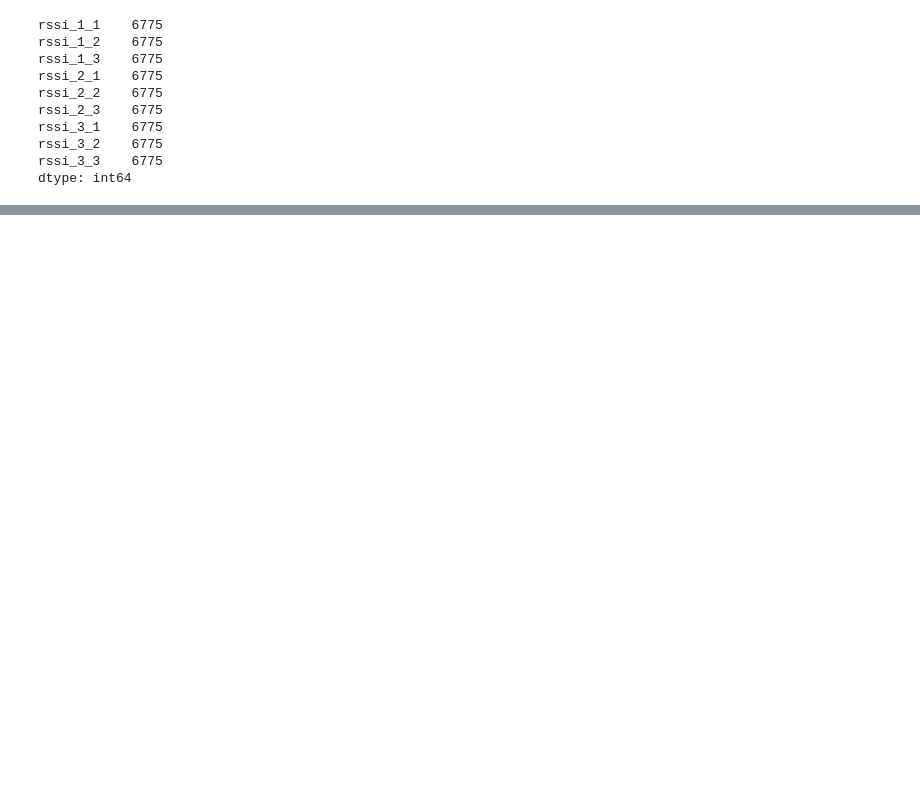
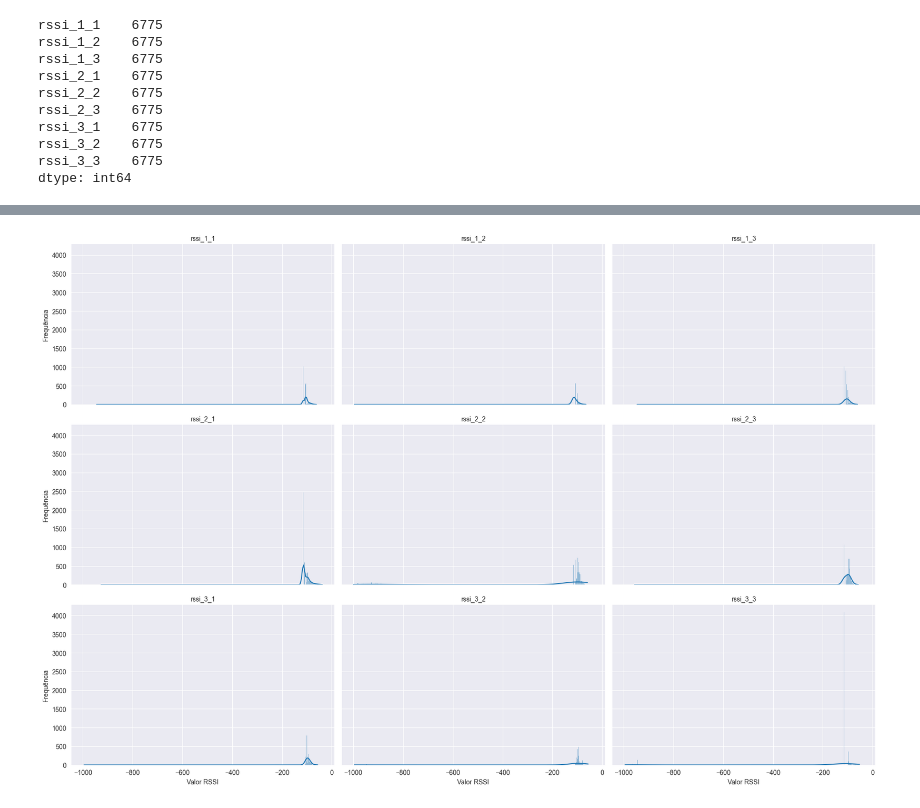
Before and after one commit to hlaff147/ES-290-Comunicacoes-Moveis, a Jupyter notebook: visualization/meds_train_alunos_visu.ipynb, the cells around one changed output, grey strips where cells are left out. Drawn from its saved outputs; the diff is of its cells as text; code cells hidden in the pictures; blank space fills up the shorter version.

```diff
--- a/visualization/meds_train_alunos_visu.ipynb
+++ b/visualization/meds_train_alunos_visu.ipynb
@@ -99,0 +82,13 @@ for col in sinal_cols:
+# %%
+# Derreter o DataFrame para torná-lo longo
+df_melted = df.melt(value_vars=sinal_cols, var_name='Sinal', value_name='Valor RSSI')
+
+g = sns.FacetGrid(df_melted, col="Sinal", col_wrap=3, sharex=True, sharey=True, height=4, aspect=1.5)
+g.map(sns.histplot, "Valor RSSI", kde=True)
+
+g.set_axis_labels("Valor RSSI", "Frequência")
+g.set_titles(col_template="{col_name}")
+g.tight_layout()
+plt.show()
+# %% [output]
+[figure, added]
```
Also changed, not shown: parts of 3 cells of this notebook.
